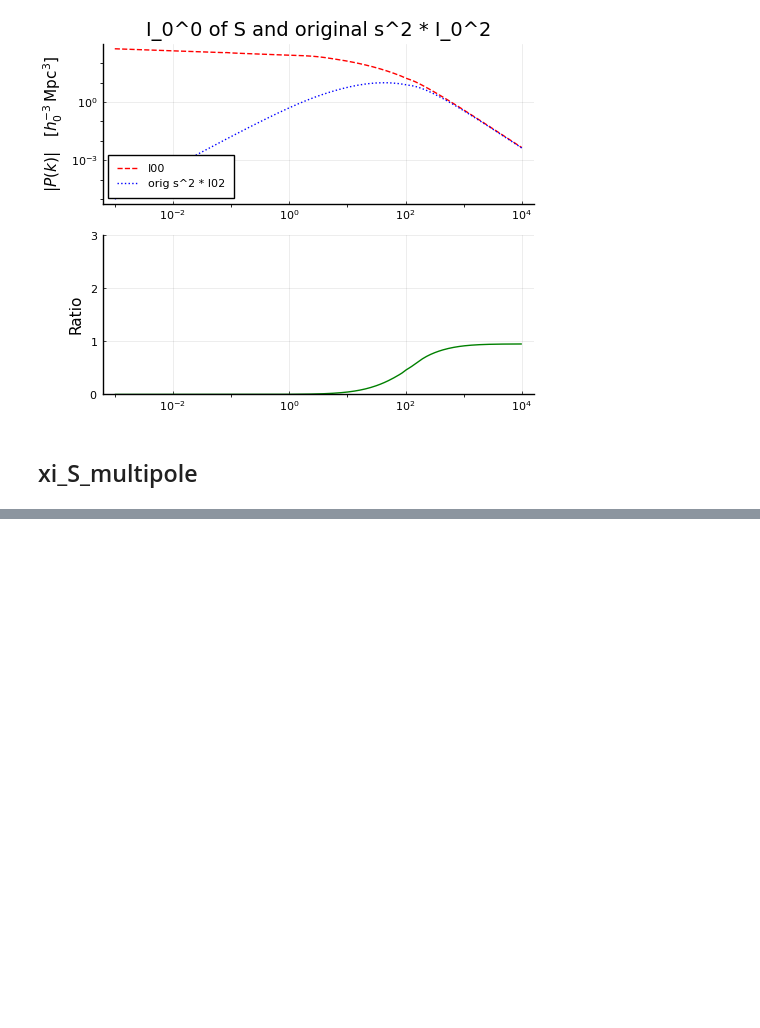
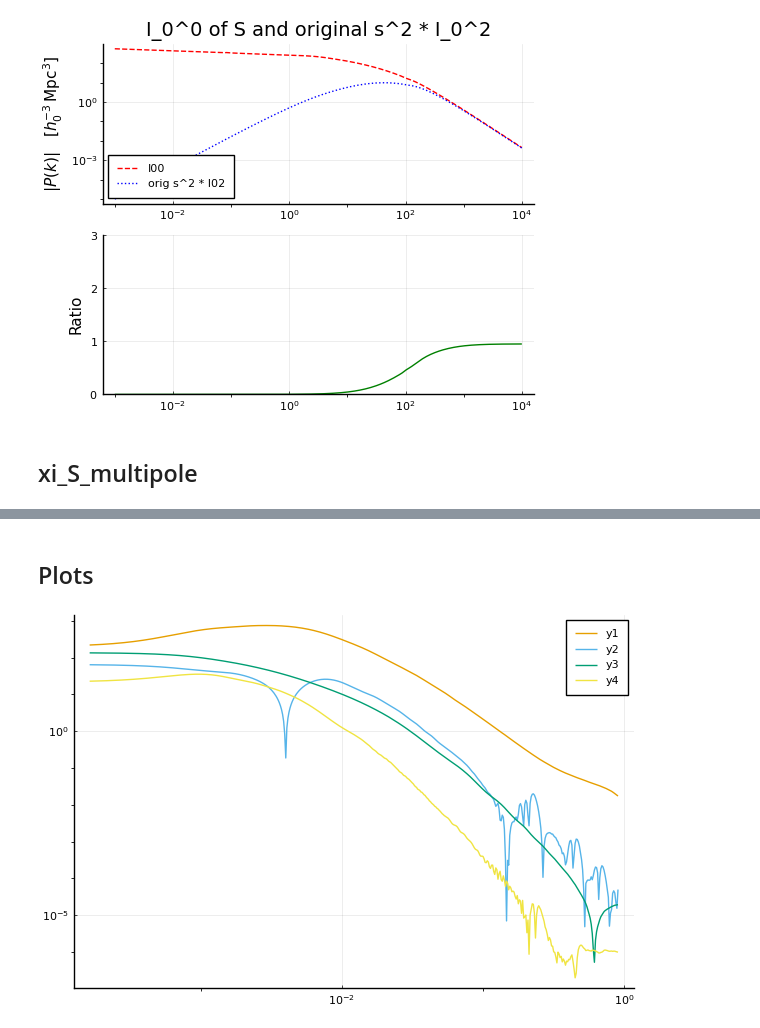
Before and after one commit to foglienimatteo/GaPSE.jl, a Jupyter notebook: ipynbs/Real_f_NL.ipynb, the cells around one changed output, grey strips where cells are left out. Saved outputs shown, nothing was run; the diff lists cells and outputs as text; code cells hidden in the pictures; blank space fills up the shorter version.

```diff
--- a/ipynbs/Real_f_NL.ipynb
+++ b/ipynbs/Real_f_NL.ipynb
@@ -624,0 +495,4 @@ plot(ks, abs.(diff_Newt_ppm), axis=:log)
+# %%
+GaPSE.print_all_PS_multipole("Effective_fNL_z115_files/"*"map_sum_xis_GNC_L0_withF.txt",
+    DIR*"map_sum_ps_GNC_L0_withF.txt", "GNC"; L=0, ps_kwargs(tf)...)
+ks_all_GNC, pks_sum_GNC, pks_all_GNC = GaPSE.readxyall(DIR*"map_sum_ps_GNC_L0_withF.txt");
@@ -625,3 +687,13 @@ plot(ks, abs.(diff_Newt_ppm), axis=:log)
+# %% [markdown]
+## Plots
+# %%
+plot(ks, abs.(pks_all_GNC[GaPSE.INDEX_GR_EFFECT_GNC["auto_lensing"]]), axis=:log)
+plot!(ks, abs.(pks_all_GNC[GaPSE.INDEX_GR_EFFECT_GNC["newton_lensing"]]))
+#plot!(ks, abs.(pks_all_GNC[GaPSE.INDEX_GR_EFFECT_GNC["lensing_newton"]]))
+plot!(ks, abs.(pks_all_GNC[GaPSE.INDEX_GR_EFFECT_GNC["newton_localgp"]]))
+plot!(ks, abs.(pks_all_GNC[GaPSE.INDEX_GR_EFFECT_GNC["lensing_doppler"]]))
+# %% [output]
+[figure, added]
 # %%
 xs_1 = ks_S_L0_withF
 ys_1 = pks_S_L0_withF
```
Also changed, not shown: parts of 26 cells of this notebook, 1 other file.
